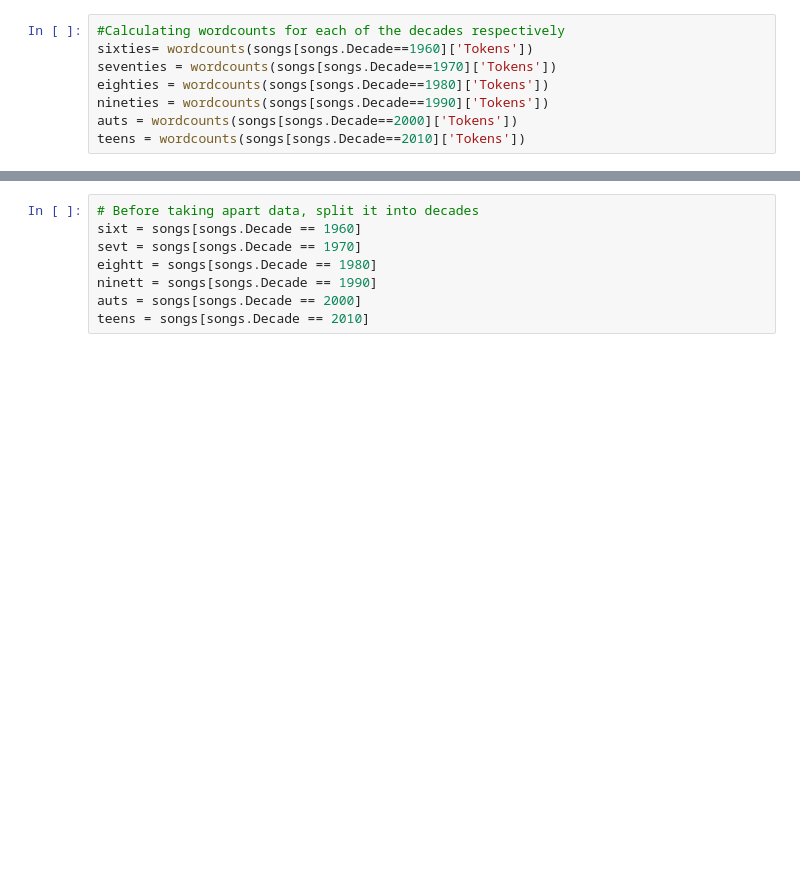
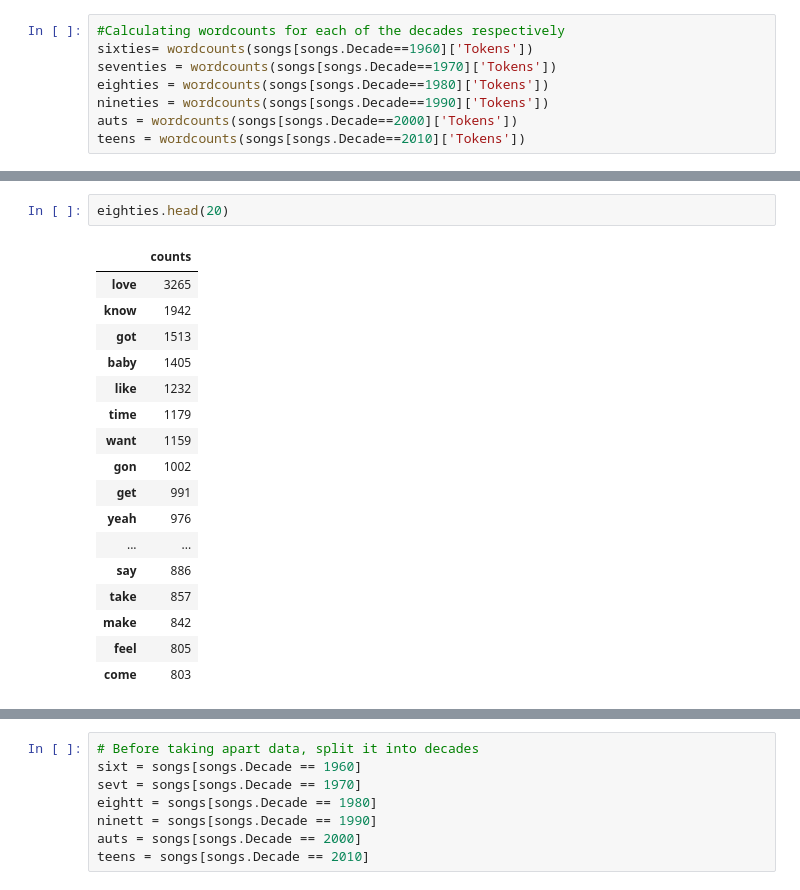
Before and after one commit to mbuck86/Capstone1, a Jupyter notebook: Data Story/Data Story Notebook.ipynb, the cells around one changed output, grey strips where cells are left out. Drawn from its saved outputs; the diff is of its cells as text; blank space fills up the shorter version.

```diff
--- a/Data Story/Data Story Notebook.ipynb
+++ b/Data Story/Data Story Notebook.ipynb
@@ -120,0 +186,20 @@ teens = wordcounts(songs[songs.Decade==2010]['Tokens'])
+# %%
+eighties.head(20)
+# %% [output]
+|  | counts |
+| love | 3265 |
+| know | 1942 |
+| got | 1513 |
+| baby | 1405 |
+| like | 1232 |
+| time | 1179 |
+| want | 1159 |
+| gon | 1002 |
+| get | 991 |
+| yeah | 976 |
+| ... | ... |
+| say | 886 |
+| take | 857 |
+| make | 842 |
+| feel | 805 |
+| come | 803 |
```
Also changed, not shown: parts of 9 cells of this notebook.
